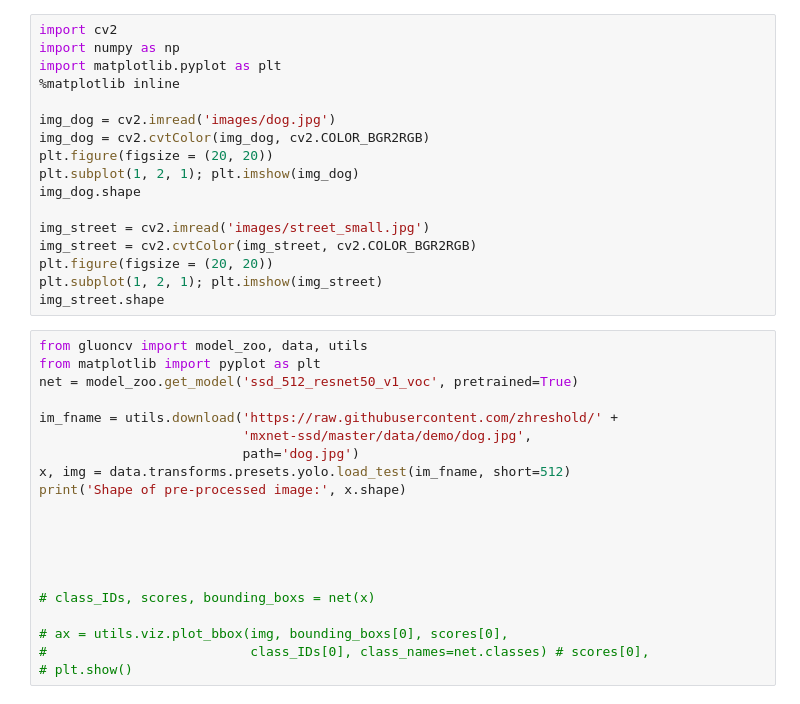
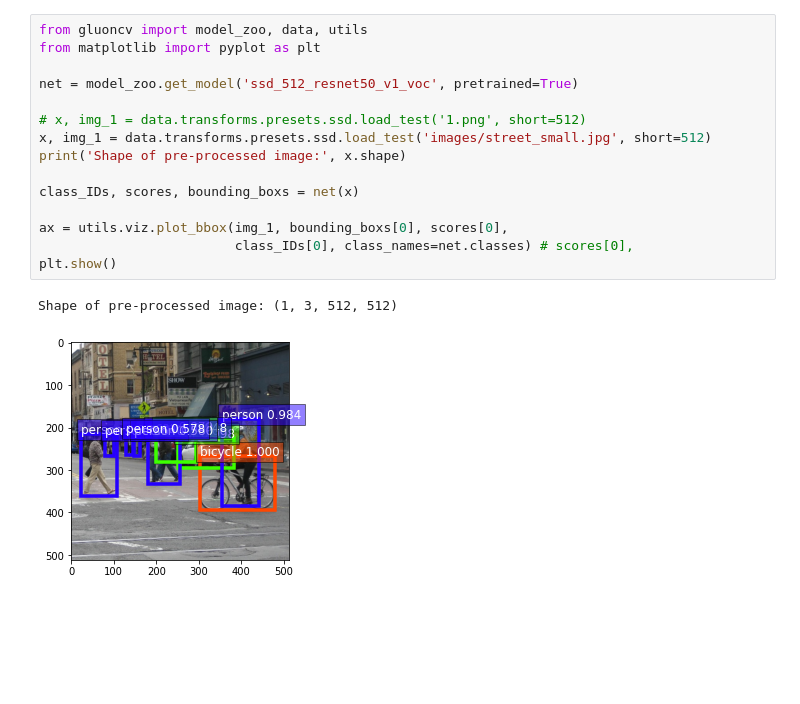
Before and after one commit to MinTimmy/MXNET, a Jupyter notebook: Final_Report/Demo1/demo2.ipynb, the cells around one changed output. Cells and saved outputs as stored; diff of their text form; blank space fills up the shorter version.

```diff
--- a/Final_Report/Demo1/demo2.ipynb
+++ b/Final_Report/Demo1/demo2.ipynb
@@ -1,37 +1,18 @@
-# %%
-import cv2
-import numpy as np
-import matplotlib.pyplot as plt
-%matplotlib inline
-
-img_dog = cv2.imread('images/dog.jpg')
-img_dog = cv2.cvtColor(img_dog, cv2.COLOR_BGR2RGB)
-plt.figure(figsize = (20, 20))
-plt.subplot(1, 2, 1); plt.imshow(img_dog)
-img_dog.shape
-
-img_street = cv2.imread('images/street_small.jpg')
-img_street = cv2.cvtColor(img_street, cv2.COLOR_BGR2RGB)
-plt.figure(figsize = (20, 20))
-plt.subplot(1, 2, 1); plt.imshow(img_street)
-img_street.shape
 # %%
 from gluoncv import model_zoo, data, utils
 from matplotlib import pyplot as plt
+
 net = model_zoo.get_model('ssd_512_resnet50_v1_voc', pretrained=True)
 
-im_fname = utils.download('https://raw.githubusercontent.com/zhreshold/' +
-                          'mxnet-ssd/master/data/demo/dog.jpg',
-                          path='dog.jpg')
-x, img = data.transforms.presets.yolo.load_test(im_fname, short=512)
+# x, img_1 = data.transforms.presets.ssd.load_test('1.png', short=512)
+x, img_1 = data.transforms.presets.ssd.load_test('images/street_small.jpg', short=512)
 print('Shape of pre-processed image:', x.shape)
 
+class_IDs, scores, bounding_boxs = net(x)
 
-
-
-
-# class_IDs, scores, bounding_boxs = net(x)
-
-# ax = utils.viz.plot_bbox(img, bounding_boxs[0], scores[0],
-#                          class_IDs[0], class_names=net.classes) # scores[0],
-# plt.show()
+ax = utils.viz.plot_bbox(img_1, bounding_boxs[0], scores[0],
+                         class_IDs[0], class_names=net.classes) # scores[0],
+plt.show()
+# %% [output]
+Shape of pre-processed image: (1, 3, 512, 512)
+[figure, added]
```
Also changed, not shown: parts of 2 cells of this notebook, 13 other files.
